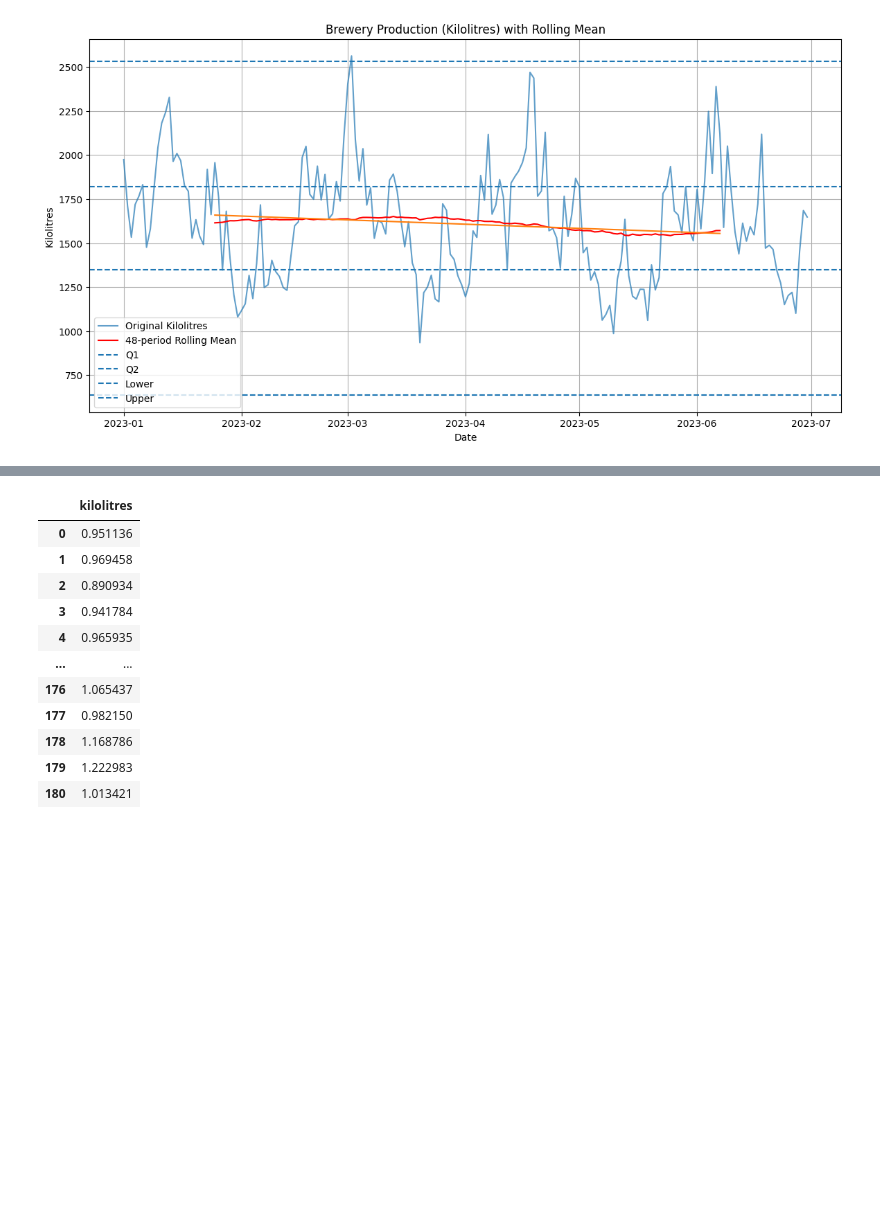
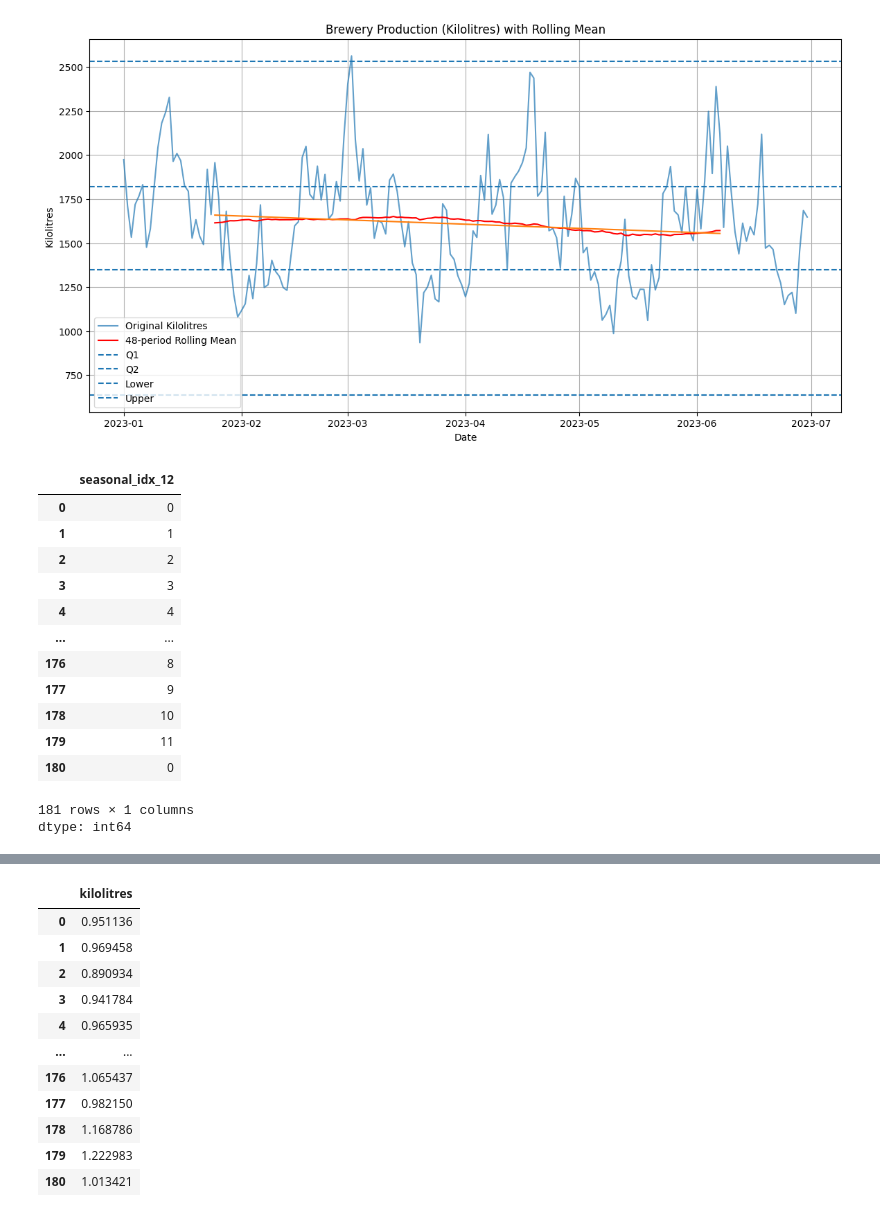
Before and after one commit to Renzou756/project-1-forecasting, a Jupyter notebook: Project_1_363.ipynb, the cells around one changed output, grey strips where cells are left out. Cells and saved outputs as stored; diff of their text form; code cells hidden in the pictures; blank space fills up the shorter version.

```diff
--- a/Project_1_363.ipynb
+++ b/Project_1_363.ipynb
@@ -159,3 +159,20 @@ plt.grid(True)
 plt.show()
 # %% [output]
 [figure]
+# %%
+df_B['seasonal_idx_12']
+# %% [output]
+|  | seasonal_idx_12 |
+| 0 | 0 |
+| 1 | 1 |
+| 2 | 2 |
+| 3 | 3 |
+| 4 | 4 |
+| ... | ... |
+| 176 | 8 |
+| 177 | 9 |
+| 178 | 10 |
+| 179 | 11 |
+| 180 | 0 |
+181 rows × 1 columns
+dtype: int64
```
Also changed, not shown: parts of 4 cells of this notebook.
